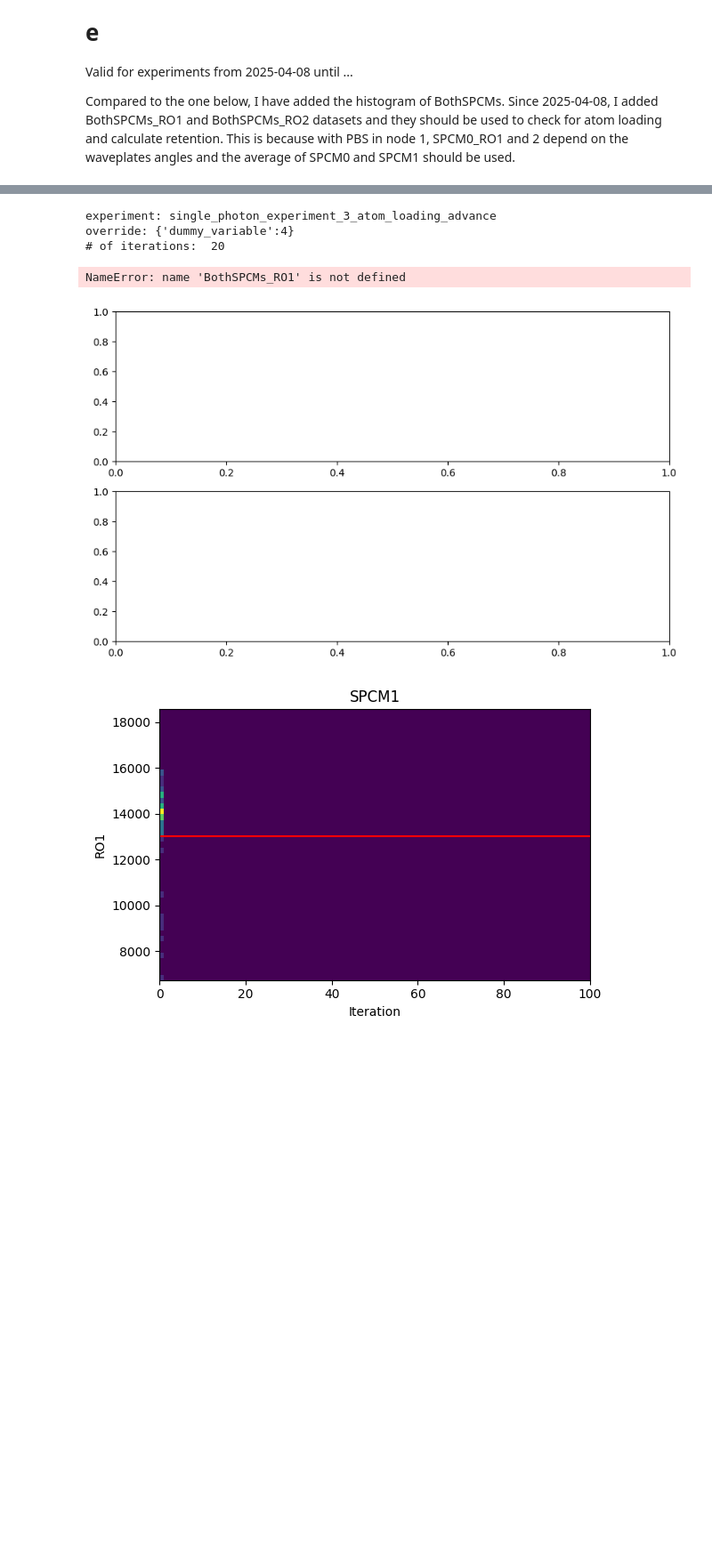
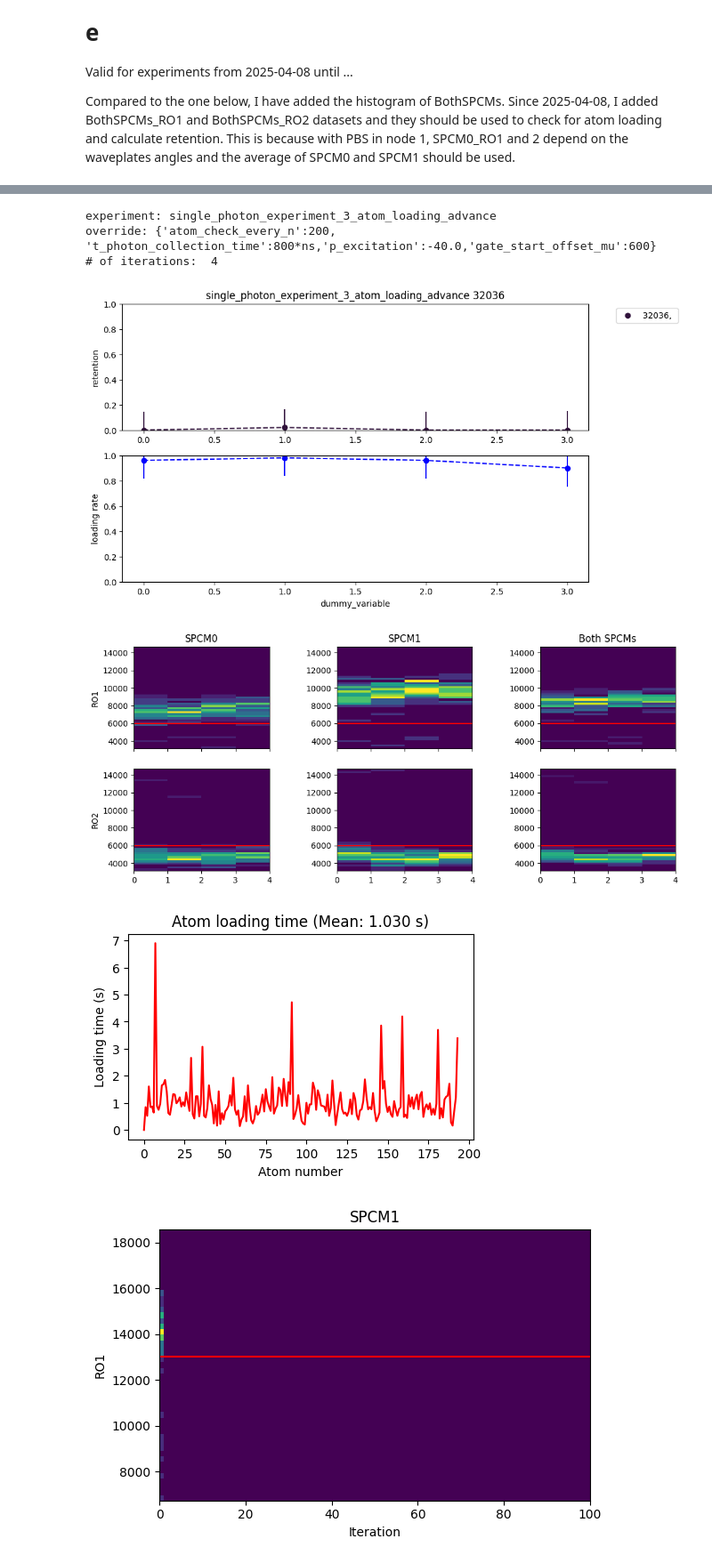
Before and after one commit to QuantumQuadrate/qn_artiq_routines, a Jupyter notebook: Analysis/Single photon analysis/singe_photon_analysis_2025.ipynb, the cells around one changed output, grey strips where cells are left out. Shown at 89% size. Cells and saved outputs as stored; diff of their text form; code cells hidden in the pictures; blank space fills up the shorter version.

```diff
--- a/Analysis/Single photon analysis/singe_photon_analysis_2025.ipynb
+++ b/Analysis/Single photon analysis/singe_photon_analysis_2025.ipynb
@@ -4,7 +4,7 @@ Valid for experiments from 2025-04-08 until ...
 
 Compared to the one below, I have added the histogram of BothSPCMs. Since 2025-04-08, I added BothSPCMs_RO1 and BothSPCMs_RO2 datasets and they should be used to check for atom loading and calculate retention. This is because with PBS in node 1, SPCM0_RO1 and 2 depend on the waveplates angles and the average of SPCM0 and SPCM1 should be used.
 # %%
-date_filters = ["2025-03-10"]
+date_filters = ["2025-12-03"]
 
 from matplotlib import pyplot as plt
 import matplotlib as mpl
@@ -72,7 +68,7 @@ file 6 (C:\Networking Experiment\artiq codes\artiq-master\results\2025-03-10\17\
 # %%
 ### the file(s) to analyze:
 file_indices = {
-    5:'',
+    3:'',
 }
 
 compare = True # compare multiple files in the same retention and loading plots
@@ -313,37 +309,38 @@ if showhist:
     cax4 = ax4.imshow(np.array(SPCM0_RO2_hists[0]).transpose(), origin='lower', extent=[0, iterations, histMin, histMax])
     ax4.set_ylabel("RO2")
     ax4.axhline(cutoff2 / t_SPCM_first_shot, color='red')
     ax4.set_aspect('auto')
 
     ### Plot for SPCM1 RO2 in the 2nd row, 2nd column
     cax5 = ax5.imshow(np.array(SPCM1_RO2_hists[0]).transpose(), origin='lower', extent=[0, iterations, histMin, histMax])
     ax5.axhline(cutoff2 / t_SPCM_first_shot, color='red')
     ax5.set_aspect('auto')
 
     ### Plot for BothSPCMs RO2 in the 2nd row, 3rd column
     cax6 = ax6.imshow(np.array(BothSPCMs_RO2_hists[0]).transpose(), origin='lower', extent=[0, iterations, histMin, histMax])
     ax6.axhline(cutoff2 / t_SPCM_first_shot, color='red')
     ax6.set_aspect('auto')
 
     plt.subplots_adjust(hspace=0.2, wspace=0.5)
 plt.show()
 
 #######  Atom loading time plot
 ## We can slice the array to separate iterations later, if we want.
 mean_loading_time = np.mean(Atom_loading_time)
 plt.figure(figsize=(5, 3))
 plt.plot(Atom_loading_time, 'r-')
 
 plt.xlabel("Atom number")
 plt.ylabel("Loading time (s)")
 plt.title(f"Atom loading time (Mean: {mean_loading_time:.3f} s)")
 plt.show()
 # %% [output]
 experiment: single_photon_experiment_3_atom_loading_advance
-override: {'dummy_variable':4}
-# of iterations:  20
+override: {'atom_check_every_n':200, 't_photon_collection_time':800*ns,'p_excitation':-40.0,'gate_start_offset_mu':600}
+# of iterations:  4
-NameError: name 'BothSPCMs_RO1' is not defined
-[figure, old version]
+[figure, new version]
+[figure, added]
+[figure, added]
 # %%
 """
 Slicing SPCM1_RO1 into more sections to see the readout fluctuation over time in more details.
```
Also changed, not shown: parts of 2 cells of this notebook, 2 other files.
